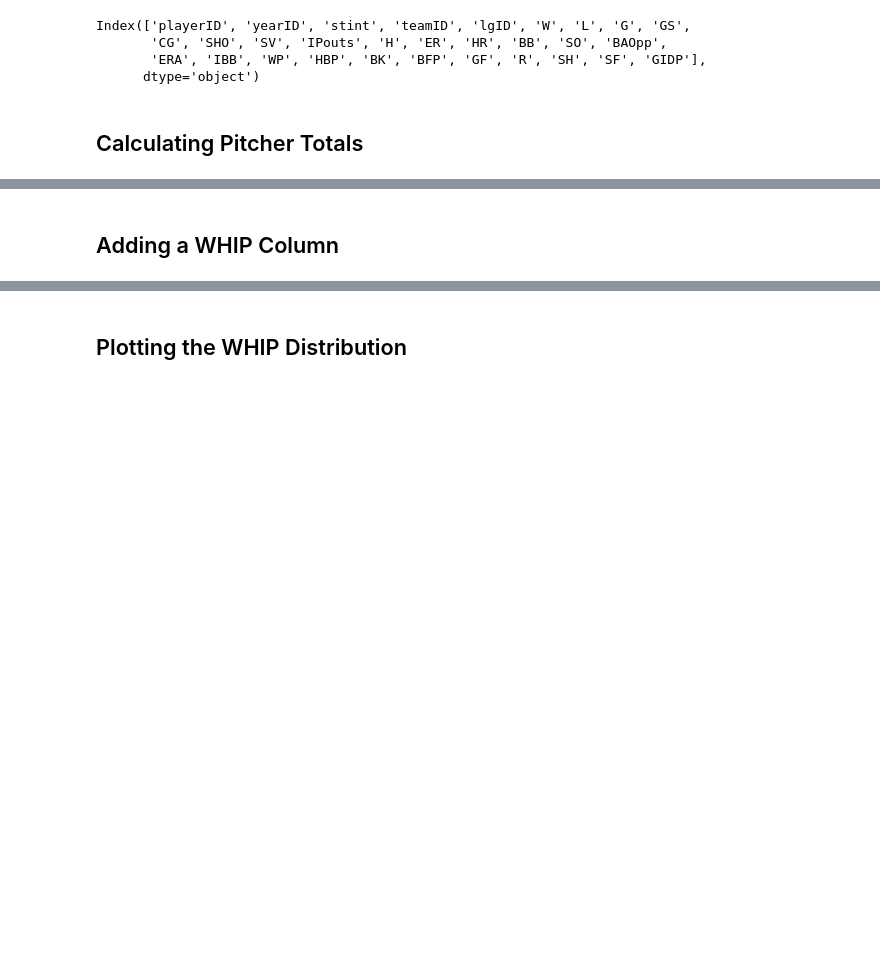
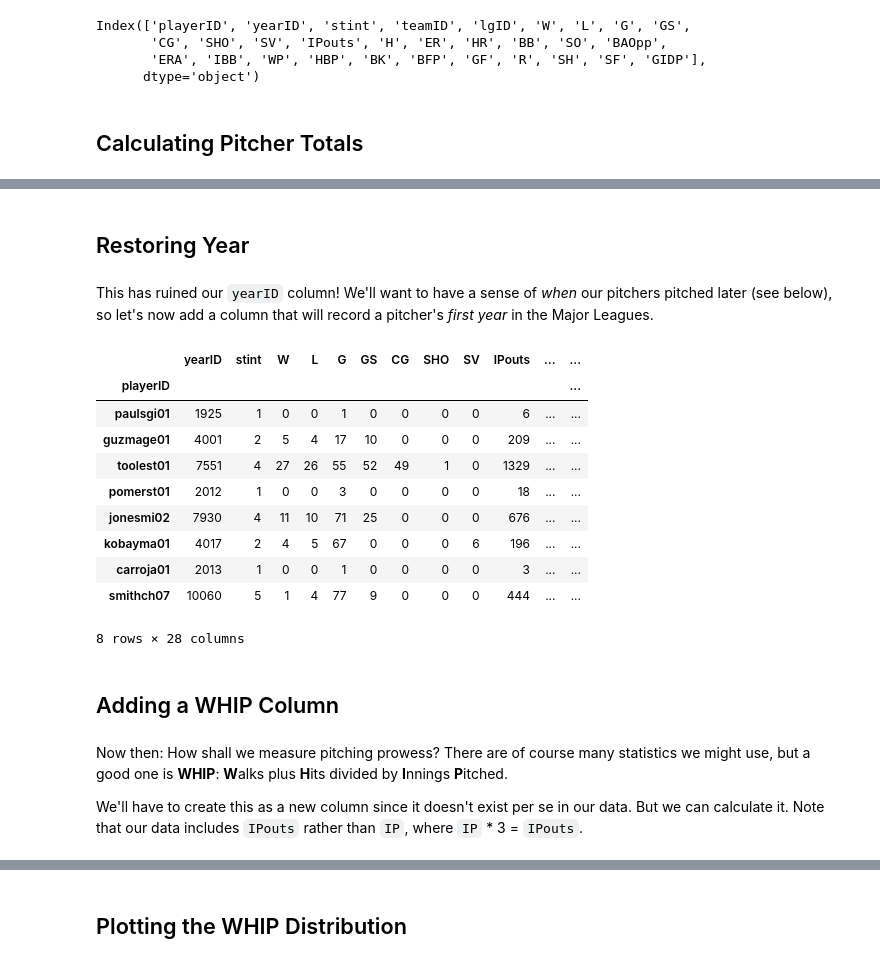
Before and after one commit to gadamico/Sports-Data, a Jupyter notebook: baseball/notebooks/best_and_worst_pitchers.ipynb, the cells around one changed output, grey strips where cells are left out. Cells and saved outputs as stored; diff of their text form; code cells hidden in the pictures; blank space fills up the shorter version.

```diff
--- a/baseball/notebooks/best_and_worst_pitchers.ipynb
+++ b/baseball/notebooks/best_and_worst_pitchers.ipynb
@@ -46 +48,5 @@ pitchers.sample(8)
 8 rows × 27 columns
+# %% [markdown]
+## Restoring Year
+# %% [markdown]
+This has ruined our `yearID` column! We'll want to have a sense of *when* our pitchers pitched later (see below), so let's now add a column that will record a pitcher's *first year* in the Major Leagues.
@@ -47,5 +55,23 @@ pitchers.sample(8)
+# %%
+pitchers.sample(8)
+# %% [output]
+|  | yearID | stint | W | L | G | GS | CG | SHO | SV | IPouts | ... | ... |
+| playerID |  |  |  |  |  |  |  |  |  |  |  | ... |
+| paulsgi01 | 1925 | 1 | 0 | 0 | 1 | 0 | 0 | 0 | 0 | 6 | ... | ... |
+| guzmage01 | 4001 | 2 | 5 | 4 | 17 | 10 | 0 | 0 | 0 | 209 | ... | ... |
+| toolest01 | 7551 | 4 | 27 | 26 | 55 | 52 | 49 | 1 | 0 | 1329 | ... | ... |
+| pomerst01 | 2012 | 1 | 0 | 0 | 3 | 0 | 0 | 0 | 0 | 18 | ... | ... |
+| jonesmi02 | 7930 | 4 | 11 | 10 | 71 | 25 | 0 | 0 | 0 | 676 | ... | ... |
+| kobayma01 | 4017 | 2 | 4 | 5 | 67 | 0 | 0 | 0 | 6 | 196 | ... | ... |
+| carroja01 | 2013 | 1 | 0 | 0 | 1 | 0 | 0 | 0 | 0 | 3 | ... | ... |
+| smithch07 | 10060 | 5 | 1 | 4 | 77 | 9 | 0 | 0 | 0 | 444 | ... | ... |
+8 rows × 28 columns
 # %% [markdown]
 ## Adding a WHIP Column
+# %% [markdown]
+Now then: How shall we measure pitching prowess? There are of course many statistics we might use, but a good one is **WHIP**: **W**alks plus **H**its divided by **I**nnings **P**itched.
+
+We'll have to create this as a new column since it doesn't exist per se in our data. But we can calculate it. Note that our data includes `IPouts` rather than `IP`, where `IP` * 3 = `IPouts`.
 # %%
 pitchers['WHIP'] = 3 * (pitchers['BB'] + pitchers['IBB'] + pitchers['H']) / pitchers['IPouts']
 # %%
```
Also changed, not shown: parts of 78 cells of this notebook, 1 other file.
